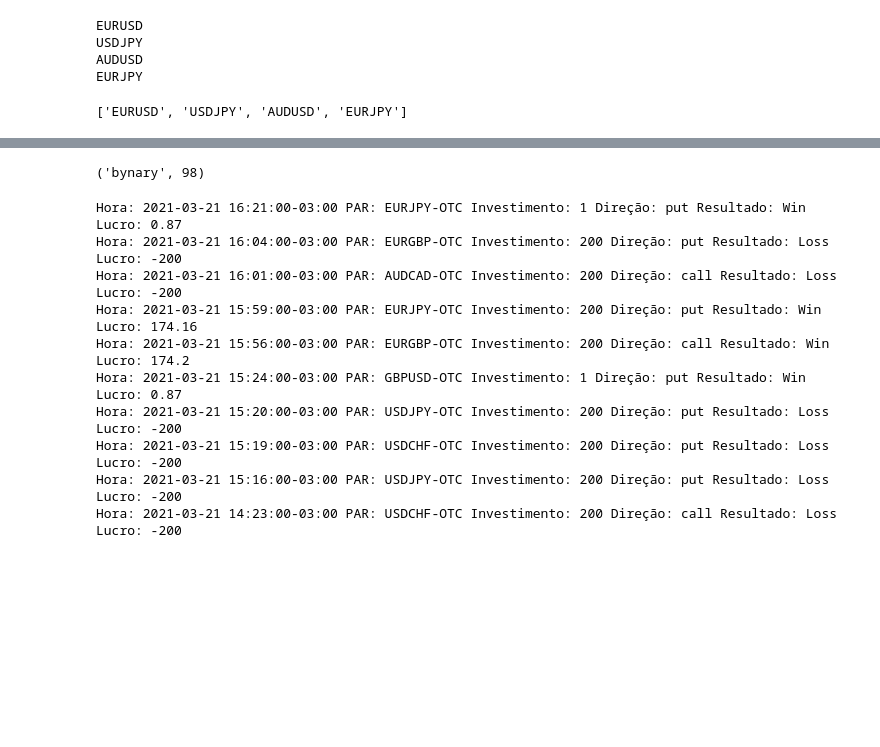
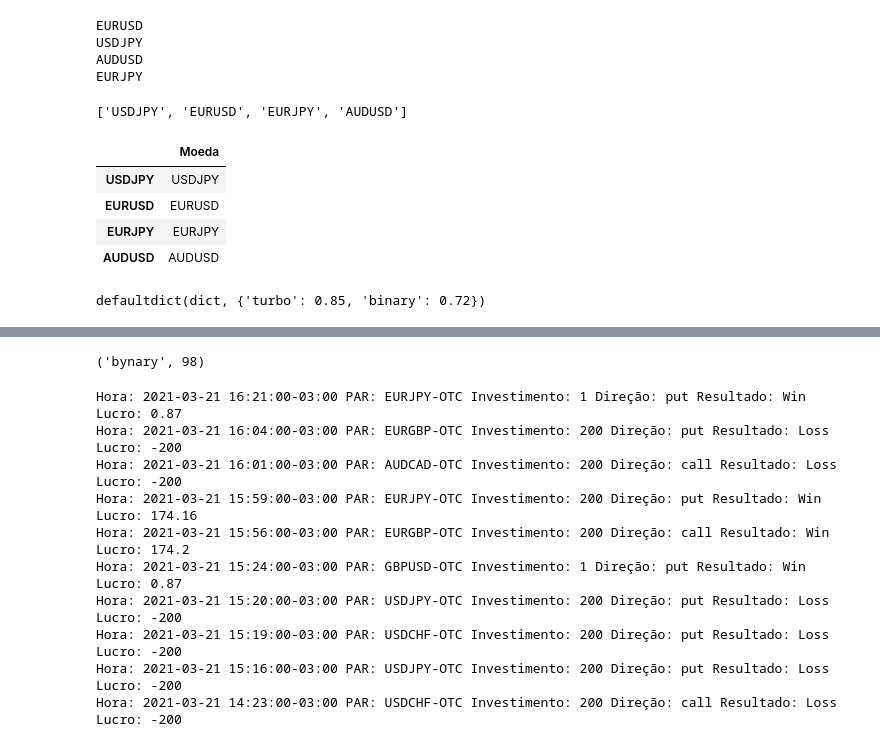
Before and after one commit to WesleySiNeves/AprendendoPython, a Jupyter notebook: IqOptionBot/3.JupterNotebooks/Conection.ipynb, the cells around one changed output, grey strips where cells are left out. Cells and saved outputs as stored; diff of their text form; code cells hidden in the pictures; blank space fills up the shorter version.

```diff
--- a/IqOptionBot/3.JupterNotebooks/Conection.ipynb
+++ b/IqOptionBot/3.JupterNotebooks/Conection.ipynb
@@ -165,8 +171,3 @@ def get_moedas_abertas(tipo ='turbo'):
                 retorno.append(paridade)
 
         return retorno
-
-
-get_moedas_abertas('bynary')
-# %% [output]
-['EURUSD', 'USDJPY', 'AUDUSD', 'EURJPY']
@@ -172,0 +176,22 @@ get_moedas_abertas('bynary')
+# %%
+moedas_Abertas =[]
+
+moedas_Abertas =get_moedas_abertas('bynary')
+
+moedas_Abertas += get_moedas_abertas('turbo')
+
+moedas_Abertas = list(set(moedas_Abertas))
+
+moedas_Abertas
+# %% [output]
+['USDJPY', 'EURUSD', 'EURJPY', 'AUDUSD']
+# %%
+df_moedas = pd.DataFrame(moedas_Abertas,columns=['Moeda'],index=moedas_Abertas)
+# %%
+df_moedas
+# %% [output]
+|  | Moeda |
+| USDJPY | USDJPY |
+| EURUSD | EURUSD |
+| EURJPY | EURJPY |
+| AUDUSD | AUDUSD |
@@ -173,3 +200,7 @@ get_moedas_abertas('bynary')
+# %%
+result['EURUSD']
+# %% [output]
+defaultdict(dict, {'turbo': 0.85, 'binary': 0.72})
 # %%
 def get_payout(par,tipo,tempovela =1):
 
```
Also changed, not shown: parts of 21 cells of this notebook, 3 other files.
